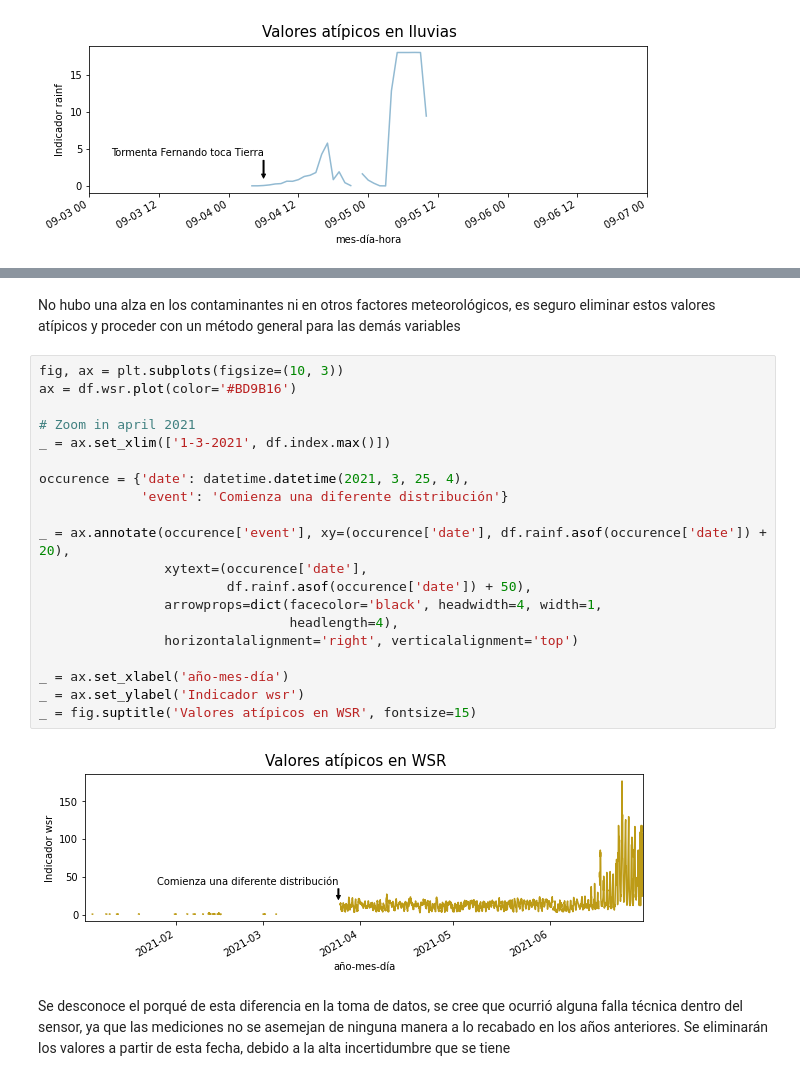
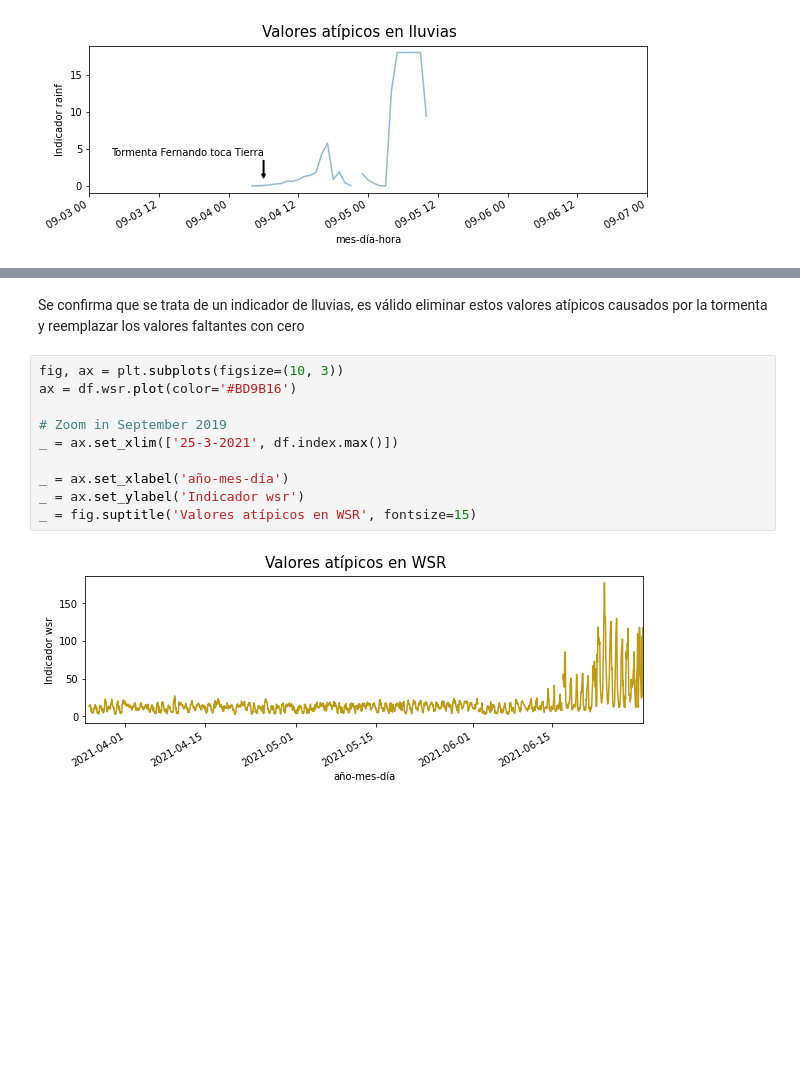
Before and after one commit to kmontocam/MA2003B, a Jupyter notebook: analysis.ipynb, the cells around one changed output, grey strips where cells are left out. Drawn from its saved outputs; the diff is of its cells as text; blank space fills up the shorter version.

Commit message:
Revert "Enhancement: generalization of procedures"
This reverts commit 43c2bbb812cadb7e80394ab648d21c0d407d2252.

```diff
--- a/analysis.ipynb
+++ b/analysis.ipynb
@@ -240,26 +300,14 @@ fig.subplots_adjust(top=0.925)
-# %% [markdown]
-No hubo una alza en los contaminantes ni en otros factores meteorológicos, es seguro eliminar estos valores atípicos y proceder con un método general para las demás variables
+# %% [markdown]
+Se confirma que se trata de un indicador de lluvias, es válido eliminar estos valores atípicos causados por la tormenta y reemplazar los valores faltantes con cero
 # %%
 fig, ax = plt.subplots(figsize=(10, 3))
 ax = df.wsr.plot(color='#BD9B16')
 
-# Zoom in april 2021
-_ = ax.set_xlim(['1-3-2021', df.index.max()])
-
-occurence = {'date': datetime.datetime(2021, 3, 25, 4),
-             'event': 'Comienza una diferente distribución'}
-
-_ = ax.annotate(occurence['event'], xy=(occurence['date'], df.rainf.asof(occurence['date']) + 20),
-                xytext=(occurence['date'],
-                        df.rainf.asof(occurence['date']) + 50),
-                arrowprops=dict(facecolor='black', headwidth=4, width=1,
-                                headlength=4),
-                horizontalalignment='right', verticalalignment='top')
+# Zoom in September 2019
+_ = ax.set_xlim(['25-3-2021', df.index.max()])
 
 _ = ax.set_xlabel('año-mes-día')
 _ = ax.set_ylabel('Indicador wsr')
 _ = fig.suptitle('Valores atípicos en WSR', fontsize=15)
 # %% [output]
-[figure, old version]
+[figure, new version]
-# %% [markdown]
-Se desconoce el porqué de esta diferencia en la toma de datos, se cree que ocurrió alguna falla técnica dentro del sensor, ya que las mediciones no se asemejan de ninguna manera a lo recabado en los años anteriores. Se eliminarán los valores a partir de esta fecha, debido a la alta incertidumbre que se tiene
```
Also changed, not shown: parts of 19 cells of this notebook.
